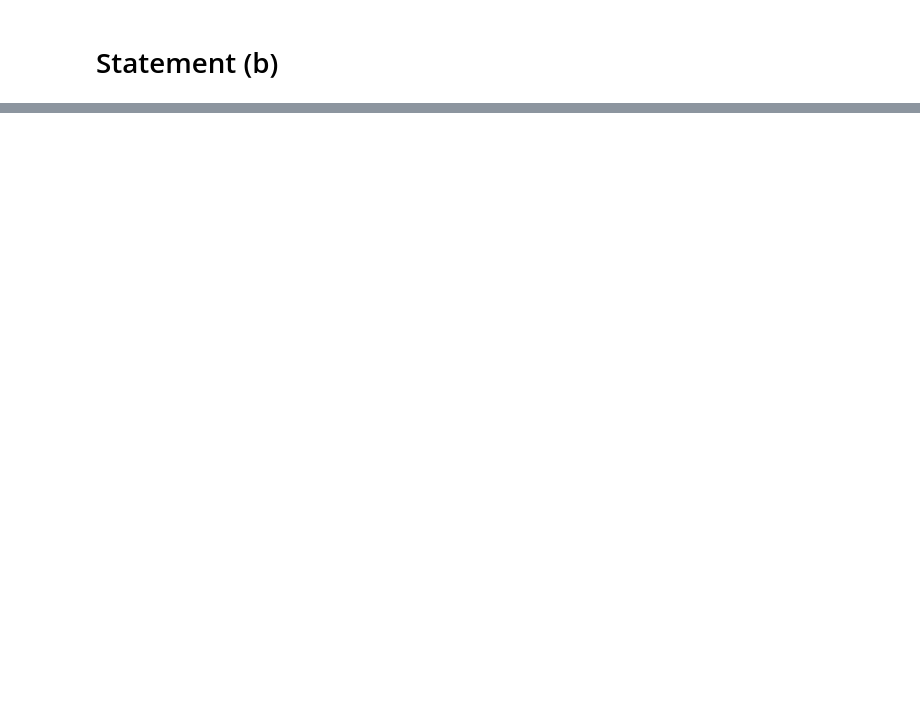
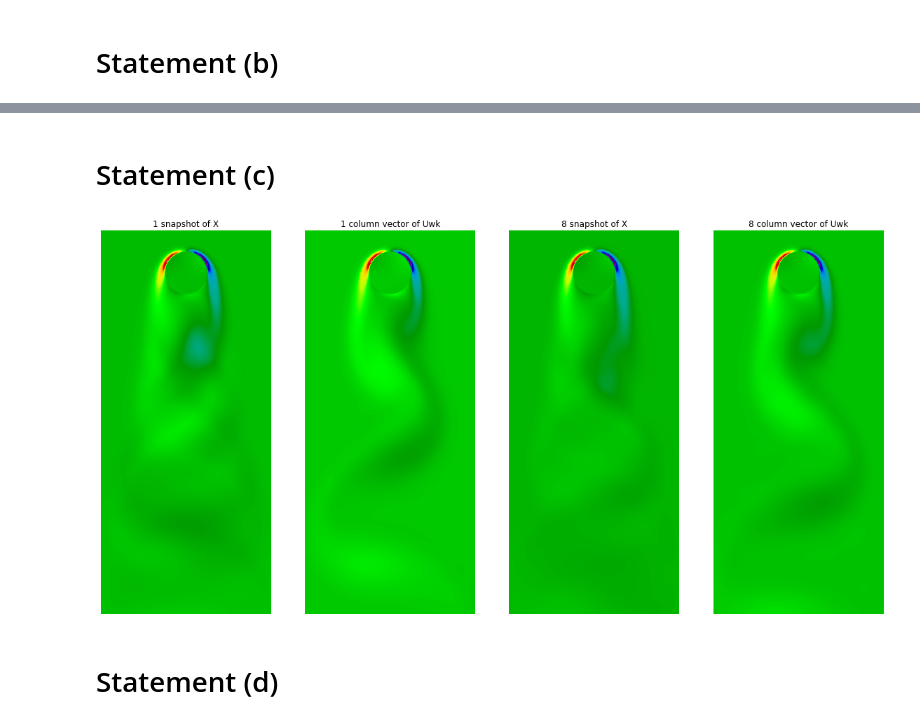
Before and after one commit to Saizt/UH-Pattern-Recognition, a Jupyter notebook: Ex 7/Ex7.ipynb, the cells around one changed output, grey strips where cells are left out. Drawn from its saved outputs; the diff is of its cells as text; code cells hidden in the pictures; blank space fills up the shorter version.

```diff
--- a/Ex 7/Ex7.ipynb
+++ b/Ex 7/Ex7.ipynb
@@ -63,2 +73,17 @@ axes[3].imshow(U_full[:,3].reshape(*N,*M));
 # %% [markdown]
 # Statement (b)
+# %%
+f, axes = plt.subplots(1,4, figsize=(20,8))
+
+pca = PCA(n_components=1)
+X = pca.fit_transform(VORTALL)
+
+for i,r in enumerate([2, 3, 10, 100]): #Truncation value
+    X_approx = U_ec[:,:r] @ np.diag(S_ec)[:r,:r] @ VT_ec[:r,:r]
+    # pca = PCA(n_components=1)
+    X_approx = pca.fit_transform(X_approx)
+    squared_frob_err = np.linalg.norm(X - X_approx)**2
+
+    axes[i].imshow(X_approx.reshape(*N,*M), cmap='nipy_spectral')
+    axes[i].set_title('{}% info saved at r = {}'.format(round(pca.explained_variance_ratio_[0]*100, 3), r) )
+    axes[i].set_xlabel('Squared Frobenious norm error = {}'.format(round(squared_frob_err, 3)))
@@ -64,0 +92,25 @@ axes[3].imshow(U_full[:,3].reshape(*N,*M));
+# %% [markdown]
+# Statement (c)
+# %%
+r = 10
+W = np.diag(S_ec)[:r,:r] @ VT_ec[:r,:r]
+# %%
+V_S2_VT = VORTALL.T @ VORTALL
+S2_MoS, V_MoS = np.linalg.eig(V_S2_VT)
+S_MoS = np.sqrt(S2_MoS)
+U_MoS = VORTALL @ V_MoS @ np.linalg.inv(np.diag(S_MoS))
+# %%
+f, ax = plt.subplots(1, 4, figsize=(20,40))
+
+for i in range(2):
+
+    ax[i*2].imshow((U_MoS @ np.diag(S_MoS) @ V_MoS)[:,i*7].reshape(*N,*M), cmap='nipy_spectral')
+    ax[i*2].set_title('{} snapshot of X'.format(i*7+1))
+    ax[i*2].axis('off')
+    ax[i*2+1].imshow((U_ec[:,:r]@W[:,i*7]).reshape(*N,*M), cmap='nipy_spectral')
+    ax[i*2+1].set_title('{} column vector of Uwk'.format(i*7+1))
+    ax[i*2+1].axis('off');
+# %% [output]
+[figure, added]
+# %% [markdown]
+# Statement (d)
```
Also changed, not shown: parts of 10 cells of this notebook.
